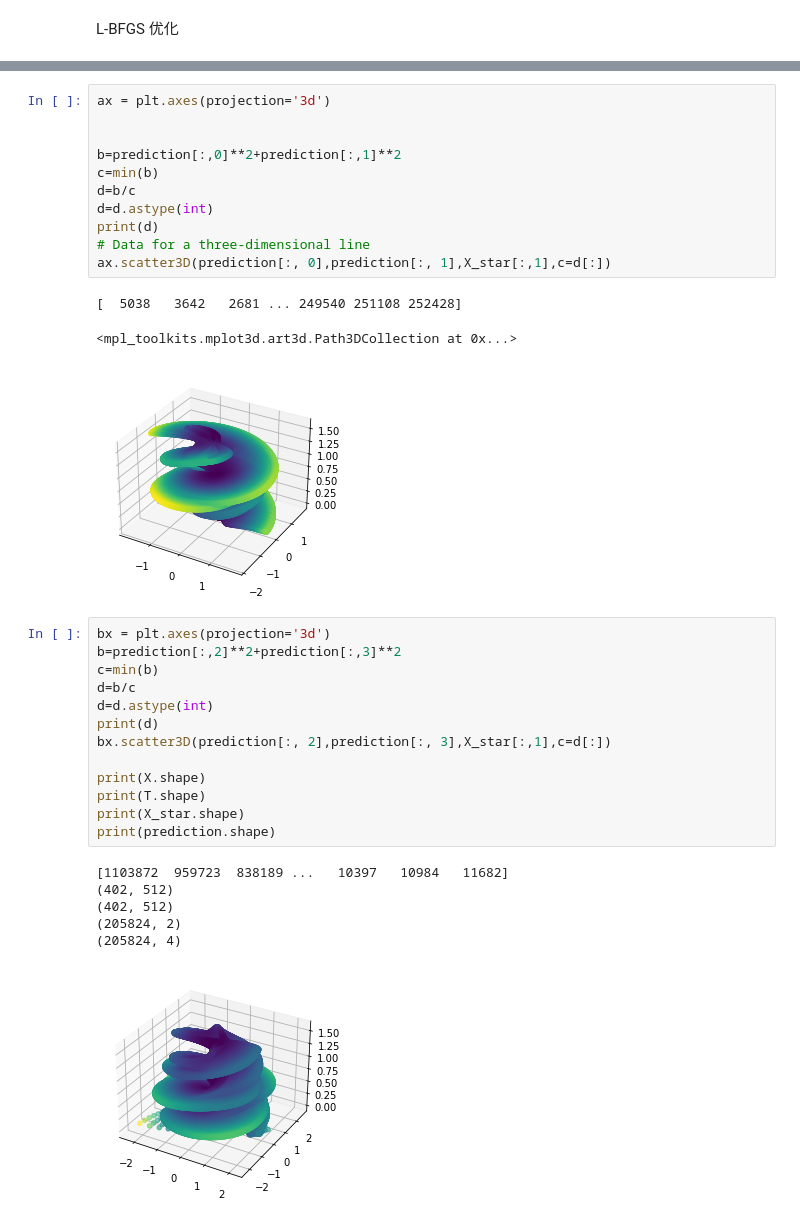
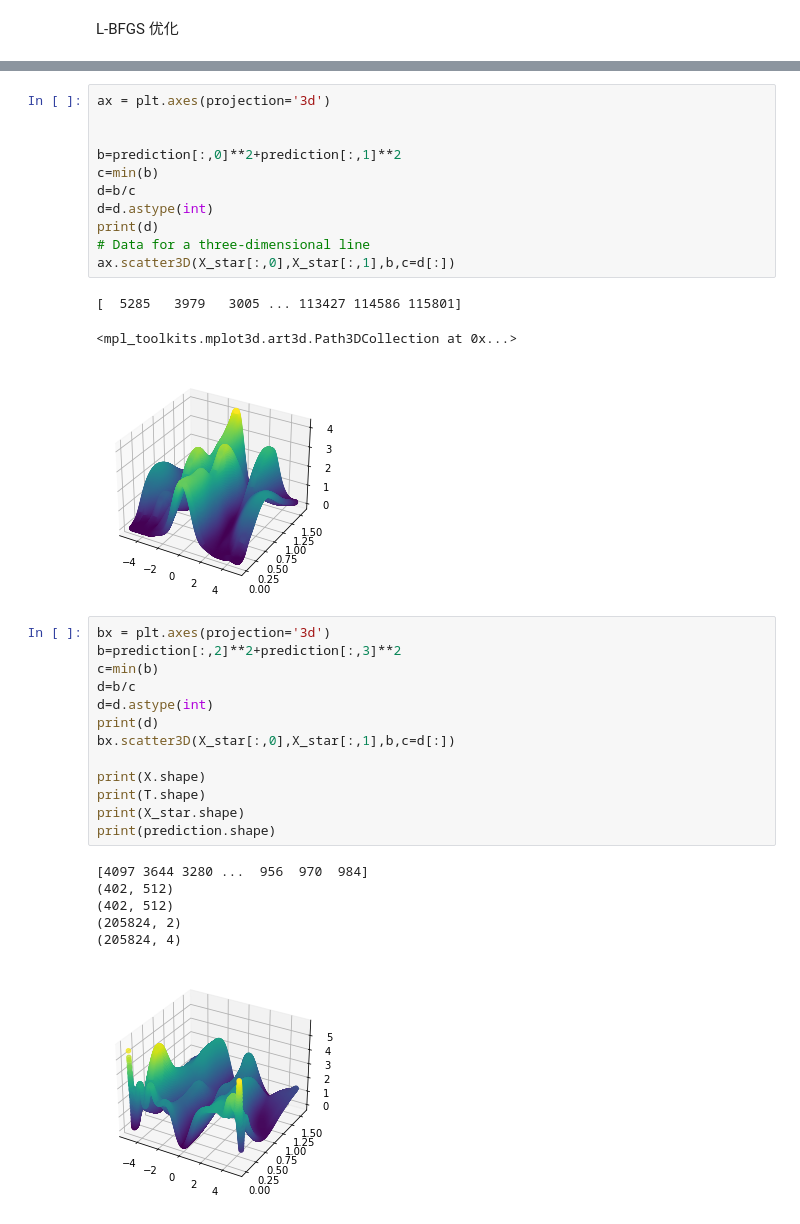
Before and after one commit to sk-yang666/PINN-on-NLS, a Jupyter notebook: 2.ipynb, the cells around one changed output, grey strips where cells are left out. Saved outputs shown, nothing was run; the diff lists cells and outputs as text.

```diff
--- a/2.ipynb
+++ b/2.ipynb
@@ -309,18 +309,18 @@ plt.show()
 # %%
 ax = plt.axes(projection='3d')
 
 
 b=prediction[:,0]**2+prediction[:,1]**2
 c=min(b)
 d=b/c
 d=d.astype(int)
 print(d)
 # Data for a three-dimensional line
-ax.scatter3D(prediction[:, 0],prediction[:, 1],X_star[:,1],c=d[:])
+ax.scatter3D(X_star[:,0],X_star[:,1],b,c=d[:])
 # %% [output]
-[  5038   3642   2681 ... 249540 251108 252428]
+[  5285   3979   3005 ... 113427 114586 115801]
 <mpl_toolkits.mplot3d.art3d.Path3DCollection at 0x...>
-[figure, old version]
+[figure, new version]
 # %%
 bx = plt.axes(projection='3d')
 b=prediction[:,2]**2+prediction[:,3]**2
@@ -328,16 +328,16 @@ c=min(b)
 d=b/c
 d=d.astype(int)
 print(d)
-bx.scatter3D(prediction[:, 2],prediction[:, 3],X_star[:,1],c=d[:])
+bx.scatter3D(X_star[:,0],X_star[:,1],b,c=d[:])
 
 print(X.shape)
 print(T.shape)
 print(X_star.shape)
 print(prediction.shape)
 # %% [output]
-[1103872  959723  838189 ...   10397   10984   11682]
+[4097 3644 3280 ...  956  970  984]
 (402, 512)
 (402, 512)
 (205824, 2)
 (205824, 4)
-[figure, old version]
+[figure, new version]
```
Also changed, not shown: parts of 4 cells of this notebook, 3 other files.
